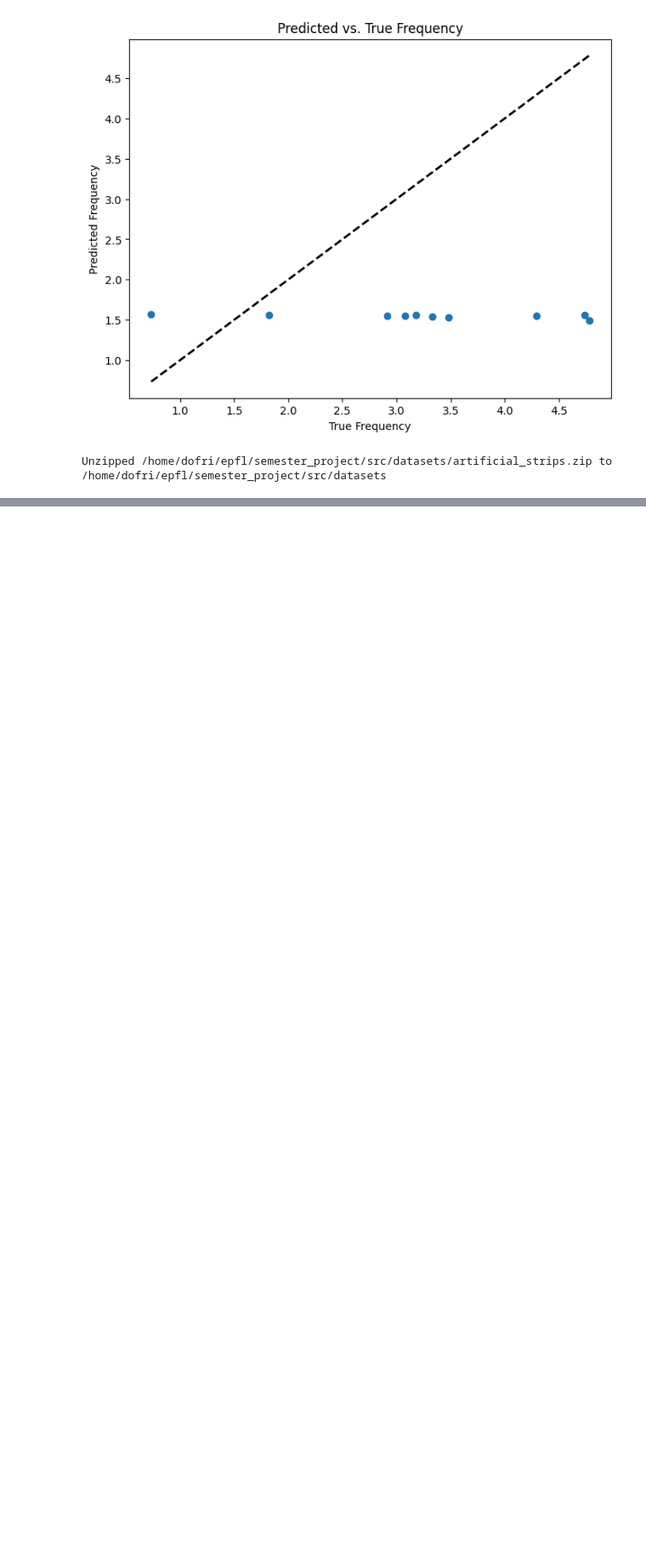
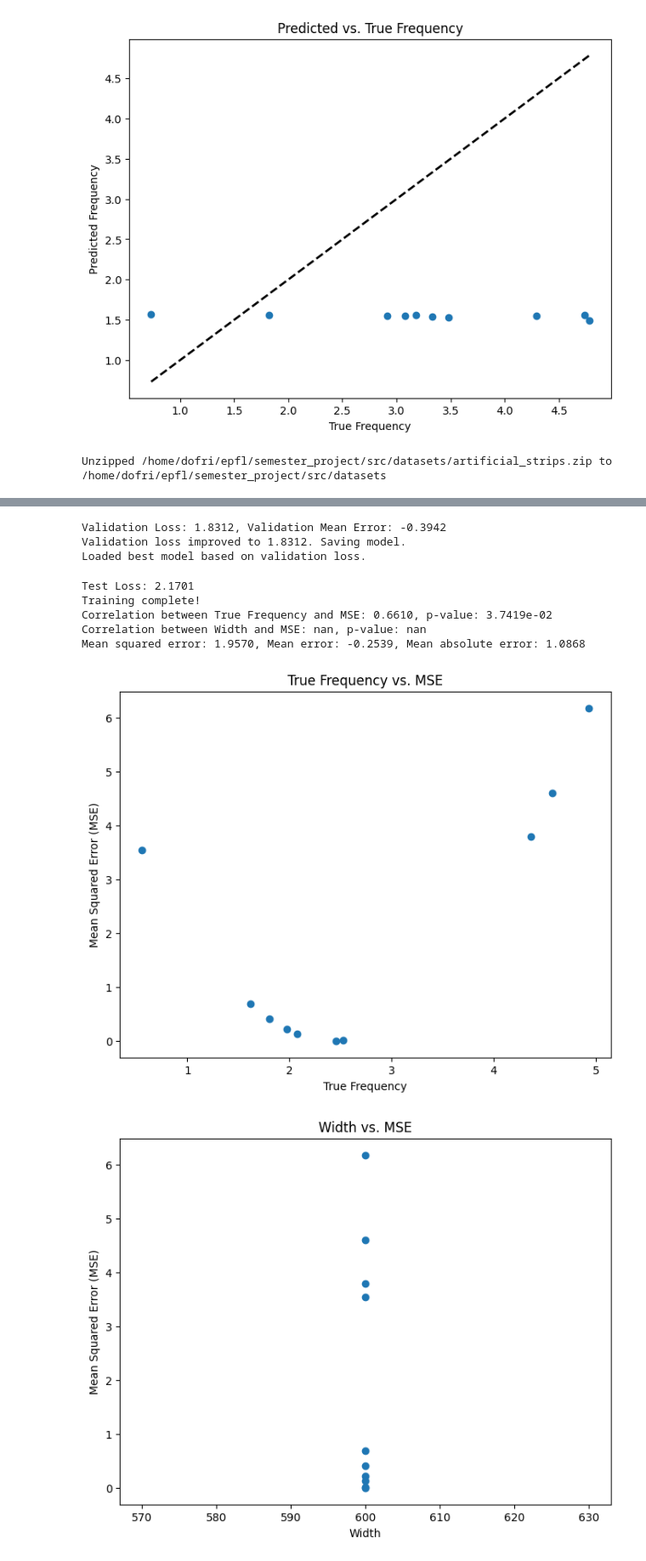
Before and after one commit to GDofri/semester_project, a Jupyter notebook: src/models/models.ipynb, the cells around one changed output, grey strips where cells are left out. Shown at 85% size. Cells and saved outputs as stored; diff of their text form; code cells hidden in the pictures; blank space fills up the shorter version.

Commit message:
Add basic cnn model for fixed length images

```diff
--- a/src/models/models.ipynb
+++ b/src/models/models.ipynb
@@ -195,0 +212,16 @@ Unzipped /home/dofri/epfl/semester_project/src/datasets/artificial_strips.zip to
+# %%
+from src.models.cnn import cnn_train
+from transformer_artifical_data import artificial_dataset
+from src.analysis.artificial_model_analysis import evaluate_model
+from src.analysis.artificial_model_analysis import analyze_results
+
+# Dummy test dataset
+datasets, dfs = artificial_dataset.split_data_into_datasets(train=.333, val=.333, test=.333, no_samples=30, data_path=utils.path_from_proot('src/datasets/artificial_strips/w600px'))
+# model = artificial_transformer.Transformer()
+
+model, optimizer, trainin_losses, validation_losses, test_loss = cnn_train.train(1, datasets['train'], datasets['val'], datasets['test'])
+
+
+eval_df = evaluate_model(model, datasets['test'], dfs['test'], masked_model=False)
+analyze_results(eval_df)
+# %% [output]
@@ -195,0 +234,10 @@ Unzipped /home/dofri/epfl/semester_project/src/datasets/artificial_strips.zip to
+Validation Loss: 1.8312, Validation Mean Error: -0.3942
+Validation loss improved to 1.8312. Saving model.
+Loaded best model based on validation loss.
+Test Loss: 2.1701
+Training complete!
+Correlation between True Frequency and MSE: 0.6610, p-value: 3.7419e-02
+Correlation between Width and MSE: nan, p-value: nan
+Mean squared error: 1.9570, Mean error: -0.2539, Mean absolute error: 1.0868
+[figure, added]
+[figure, added]
```
Also changed, not shown: parts of 8 cells of this notebook, 3 other files.
